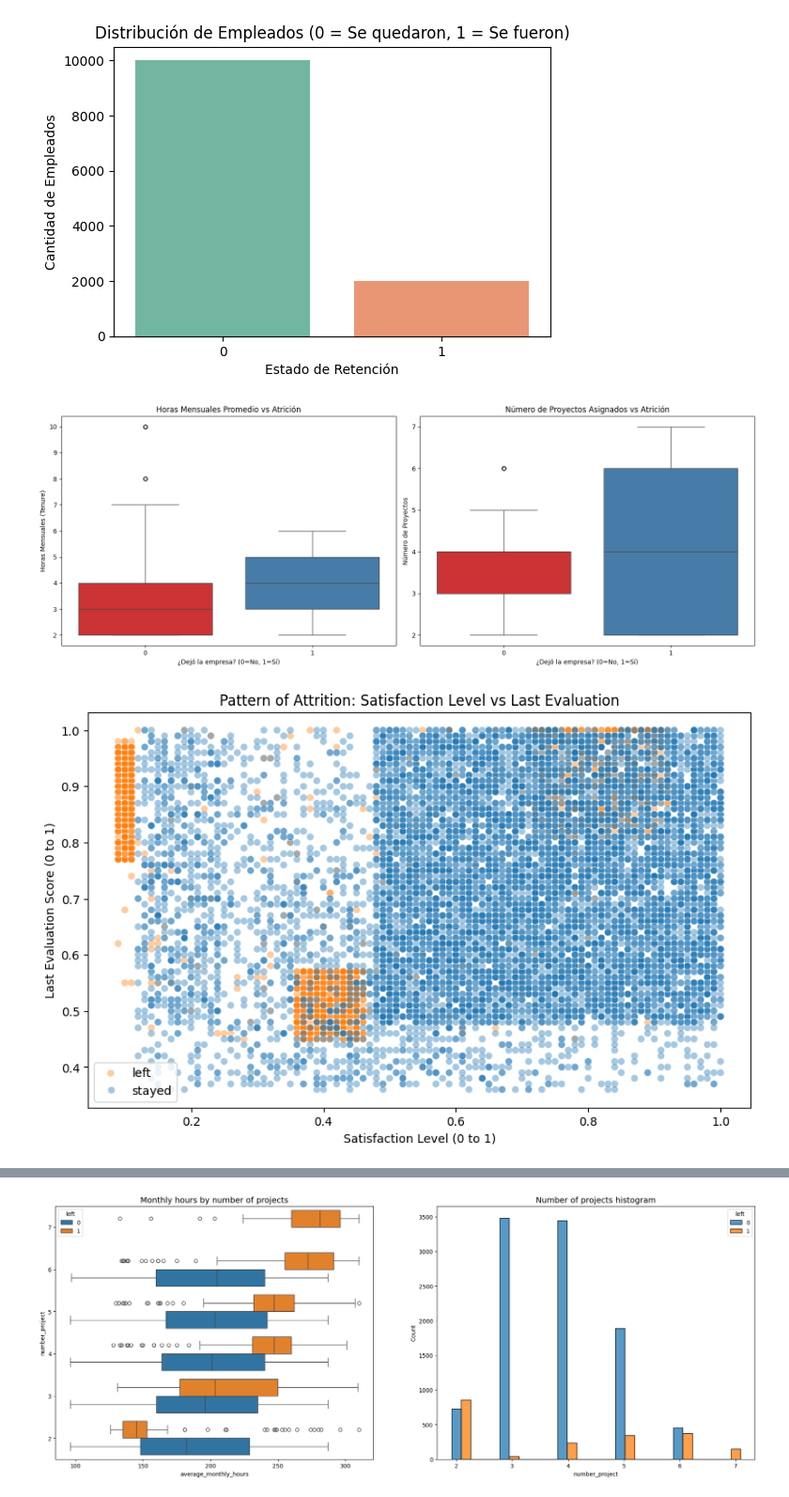
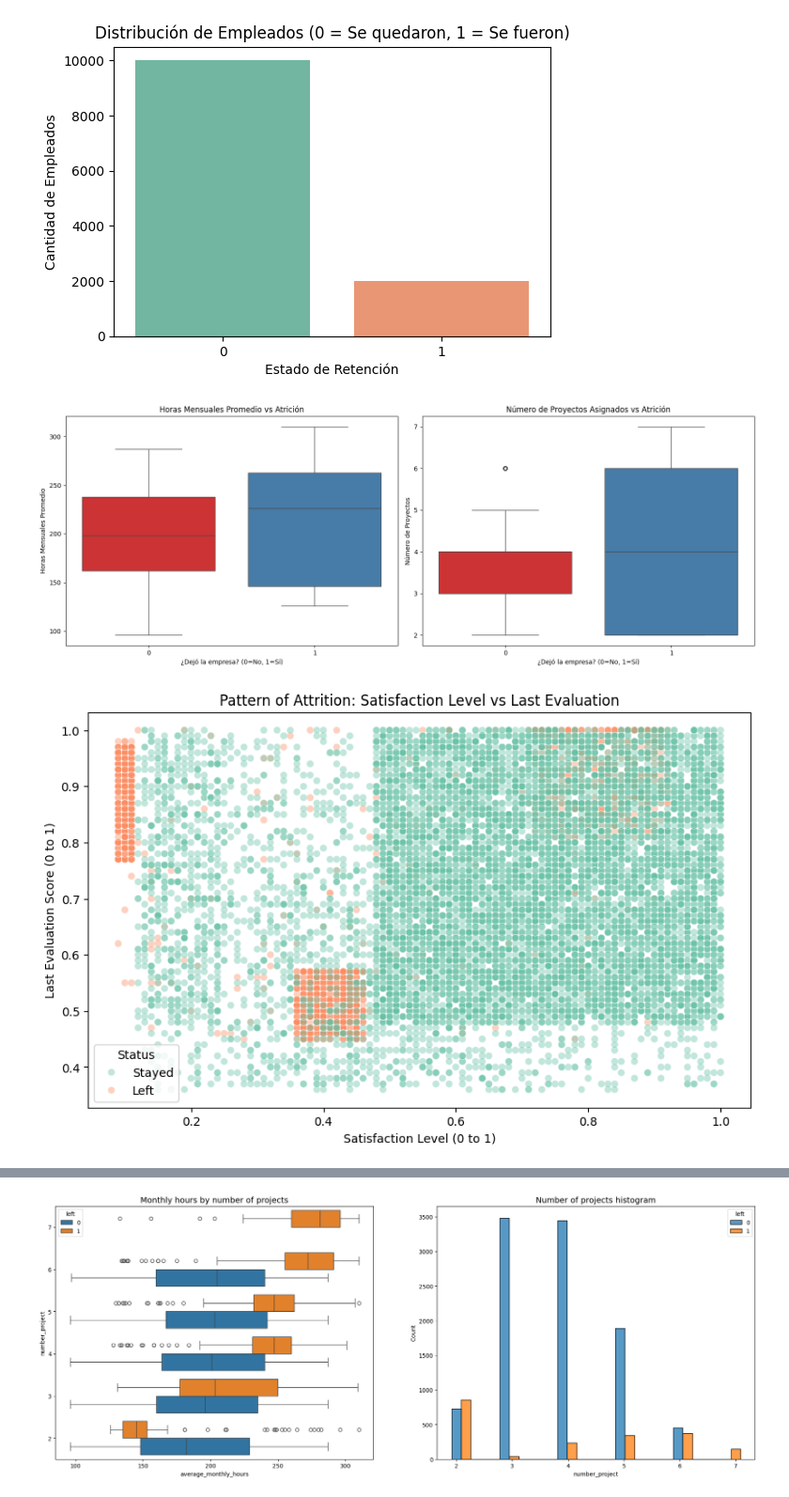
Before and after one commit to ShanT237/salifort-retention-project, a Jupyter notebook: notebooks/01_eda_and_modeling.ipynb, the cells around one changed output, grey strips where cells are left out. Shown at 94% size. Cells and saved outputs as stored; diff of their text form; code cells hidden in the pictures.

```diff
--- a/notebooks/01_eda_and_modeling.ipynb
+++ b/notebooks/01_eda_and_modeling.ipynb
@@ -139,36 +139,35 @@ Name: proportion, dtype: float64
 # %%
 fig, ax = plt.subplots(1, 2, figsize=(16, 6))
 
-# Boxplot of Average Monthly Hours (Renamed to tenure) vs Attrition
-sns.boxplot(data=df, x='left', y='tenure', hue='left', ax=ax[0], palette='Set1', legend=False)
+# Boxplot of Average Monthly Hours vs Attrition (Fixed column to average_monthly_hours)
+sns.boxplot(data=df, x='left', y='average_monthly_hours', hue='left', ax=ax[0], palette='Set1', legend=False)
 ax[0].set_title('Horas Mensuales Promedio vs Atrición')
 ax[0].set_xlabel('¿Dejó la empresa? (0=No, 1=Sí)')
-ax[0].set_ylabel('Horas Mensuales (Tenure)')
+ax[0].set_ylabel('Horas Mensuales Promedio')
 
 # Boxplot of Number of Projects vs Attrition
 sns.boxplot(data=df, x='left', y='number_project', hue='left', ax=ax[1], palette='Set1', legend=False)
 ax[1].set_title('Número de Proyectos Asignados vs Atrición')
 ax[1].set_xlabel('¿Dejó la empresa? (0=No, 1=Sí)')
 ax[1].set_ylabel('Número de Proyectos')
 
 plt.tight_layout()
 plt.show()
 # %% [output]
-[figure, old version]
+[figure, new version]
 # %%
-### Scatter plot of satisfaction level vs last evaluation, colored by attrition status
+### Scatter plot of satisfaction level vs last evaluation, colored by attrition status (Fixed legend labels)
 plt.figure(figsize=(10, 6))
-sns.scatterplot(data=df,x='satisfaction_level', y='last_evaluation',hue='left',
-    alpha=0.4
-)
+scatter = sns.scatterplot(data=df, x='satisfaction_level', y='last_evaluation', hue='left', alpha=0.4, palette='Set2')
 plt.title('Pattern of Attrition: Satisfaction Level vs Last Evaluation')
 plt.xlabel('Satisfaction Level (0 to 1)')
 plt.ylabel('Last Evaluation Score (0 to 1)')
 
-# Cambiar etiquetas de la leyenda
-plt.legend(labels=['left', 'stayed'])
+# Retrieve default handles and labels, and set custom legend mapping (0 = Stayed, 1 = Left)
+handles, labels = scatter.get_legend_handles_labels()
+plt.legend(handles, ['Stayed', 'Left'], title='Status')
 
 plt.show()
 # %% [output]
-[figure, old version]
+[figure, new version]
 # %%
```
Also changed, not shown: parts of 11 cells of this notebook, 8 other files.
